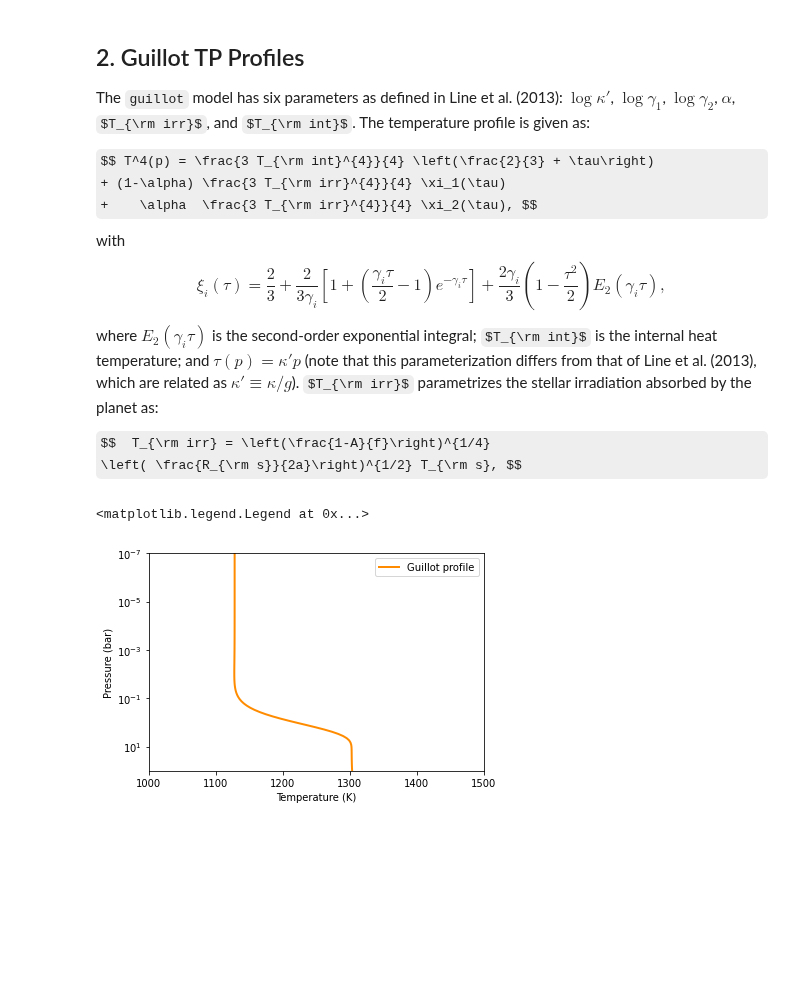
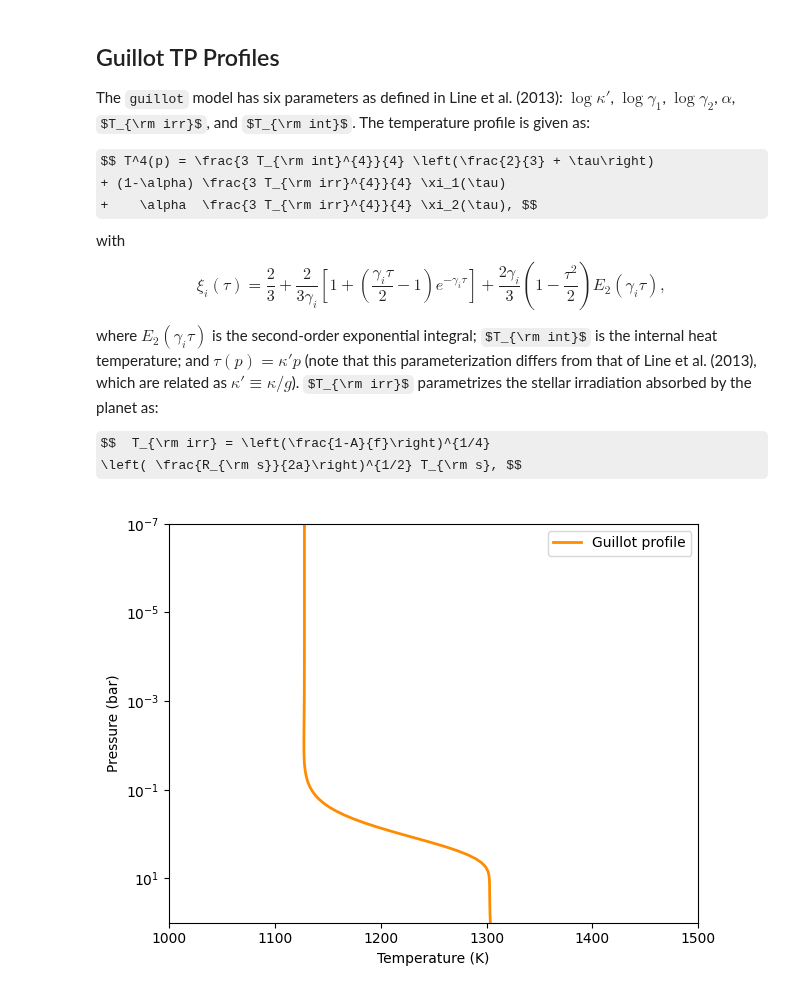
Before and after one commit to pcubillos/pyratbay, a Jupyter notebook: docs/cookbooks/temperature_profiles.ipynb, the cells around one changed output. Cells and saved outputs as stored; diff of their text form; code cells hidden in the pictures; some formulas as TeX source; blank space fills up the shorter version.

```diff
--- a/docs/cookbooks/temperature_profiles.ipynb
+++ b/docs/cookbooks/temperature_profiles.ipynb
@@ -73,7 +69,7 @@ Pressure array (barye, i.e., CGS):
  1900. 1900. 1900. 1900. 1900. 1900. 1900. 1900. 1900. 1900. 1900. 1900.
  1900. 1900. 1900. 1900. 1900.]
 # %% [markdown]
-## 2. Guillot TP Profiles
+## Guillot TP Profiles
 
 The ``guillot`` model has six parameters as defined in Line et al. (2013): $\log\kappa'$,
 $\log\gamma_1$, $\log\gamma_2$, $\alpha$, $T_{\rm irr}$, and $T_{\rm int}$.  The temperature profile is given as:
@@ -96,30 +92,30 @@ $$  T_{\rm irr} = \left(\frac{1-A}{f}\right)^{1/4}
 # %%
 # To initialize a Guillot TP model, provide the pressure array (in CGS units):
 tp_guillot = pa.tmodels.Guillot(pressure_cgs)
 
 
 # Evaluate a Guillot TP profile for a given set of parameters:
 log_kappa, log_gamma1, log_gamma2, alpha = -6.0, -0.25, 0.0, 0.0
 t_irr = 1200.0
 t_int = 100.0
 
 params = log_kappa, log_gamma1, log_gamma2, alpha, t_irr, t_int
 temp_guillot = tp_guillot(params)
 
 
 # Plot the profile:
 plt.figure(20)
 plt.clf()
 ax = plt.subplot(111)
 ax.plot(temp_guillot, pressure, color='darkorange', lw=2.0, label='Guillot profile')
 ax.set_yscale('log')
 ax.set_ylim(np.amax(pressure), np.amin(pressure))
 ax.set_xlabel('Temperature (K)')
 ax.set_ylabel('Pressure (bar)')
 ax.set_xlim(1000, 1500)
 ax.legend()
+plt.tight_layout()
 # %% [output]
-<matplotlib.legend.Legend at 0x...>
-[figure, old version]
+[figure, new version]
 # %%
 # This is some useful data contained in the object:
```
Also changed, not shown: parts of 24 cells of this notebook, 23 other files.
